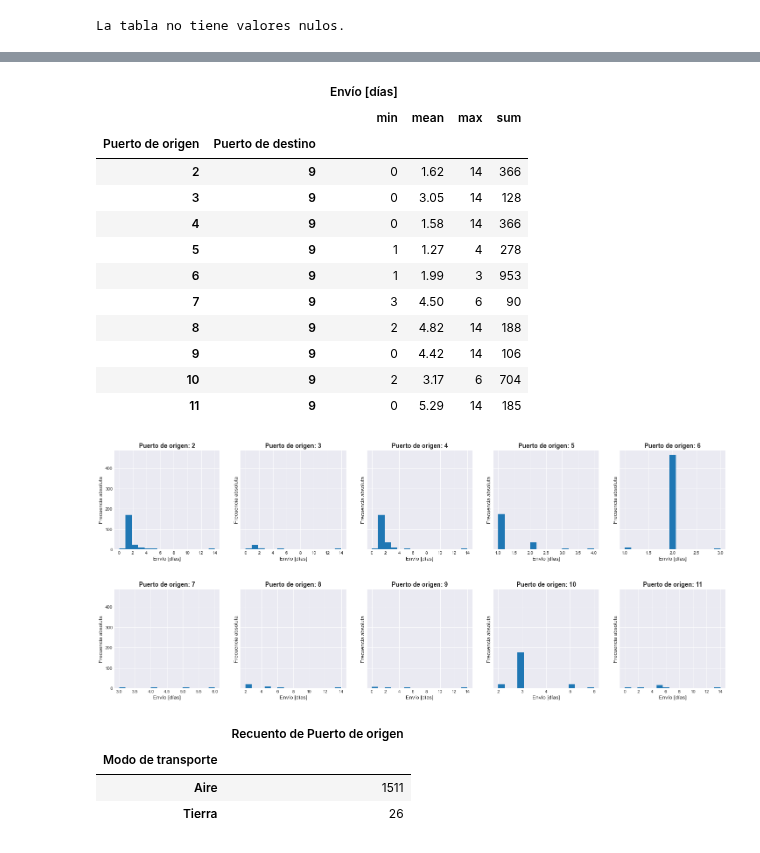
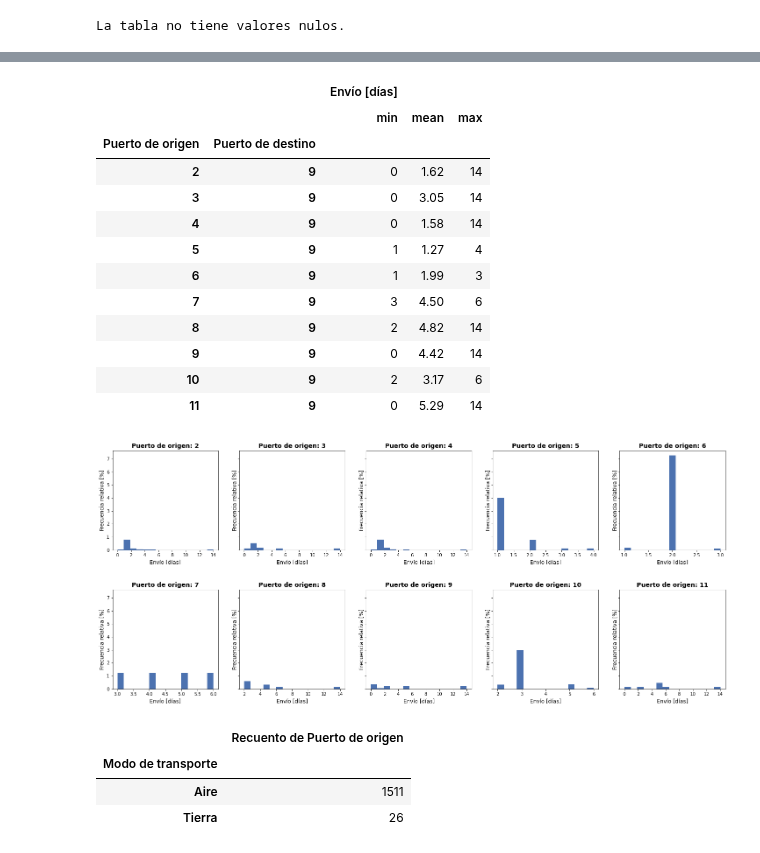
Before and after one commit to hernanrodri/Supply-Chain-Analytics, a Jupyter notebook: Analytics/Freights.ipynb, the cells around one changed output, grey strips where cells are left out. Saved outputs shown, nothing was run; the diff lists cells and outputs as text; code cells hidden in the pictures.

```diff
--- a/Analytics/Freights.ipynb
+++ b/Analytics/Freights.ipynb
@@ -3,7 +3,7 @@ import numpy as np
 import pandas as pd
 import matplotlib.pyplot as plt
 
-plt.style.use("seaborn-darkgrid")
+plt.style.use("seaborn-deep")
 # %% [markdown]
 ## Tabla Fletes
 # %% [markdown]
@@ -89,8 +89,8 @@ if __name__ == "__main__":
         for j in range(5):
             x = freights.loc[freights["Puerto de origen"] == count, "Tasa de flete [USD/kg]"]
             ax[i, j].set_title("Puerto de origen: {}".format(count), fontsize =  14, fontweight = "bold")
-            ax[i, j].hist(x, bins = 50)
+            ax[i, j].hist(x, bins = 50, density = True)
             ax[i, j].set_xlabel("Tasa de flete [USD/kg]", fontsize =  12)
-            ax[i, j].set_ylabel("Frecuencia absoluta", fontsize =  12)
+            ax[i, j].set_ylabel("Frecuencia relativa [%]", fontsize =  12)
             count += 1
 # %% [output]
@@ -98,35 +98,35 @@ if __name__ == "__main__":
 # %%
-g2 = freights.groupby(by = ["Puerto de origen", "Puerto de destino"]).agg({"Envío [días]": ["min", "mean", "max", "sum"]})
+g2 = freights.groupby(by = ["Puerto de origen", "Puerto de destino"]).agg({"Envío [días]": ["min", "mean", "max"]})
 g2.round(2)
 # %% [output]
-|  |  | Envío [días] |  |  |  |
-|  |  | min | mean | max | sum |
-| Puerto de origen | Puerto de destino |  |  |  |  |
-| 2 | 9 | 0 | 1.62 | 14 | 366 |
-| 3 | 9 | 0 | 3.05 | 14 | 128 |
-| 4 | 9 | 0 | 1.58 | 14 | 366 |
-| 5 | 9 | 1 | 1.27 | 4 | 278 |
-| 6 | 9 | 1 | 1.99 | 3 | 953 |
-| 7 | 9 | 3 | 4.50 | 6 | 90 |
-| 8 | 9 | 2 | 4.82 | 14 | 188 |
-| 9 | 9 | 0 | 4.42 | 14 | 106 |
-| 10 | 9 | 2 | 3.17 | 6 | 704 |
-| 11 | 9 | 0 | 5.29 | 14 | 185 |
+|  |  | Envío [días] |  |  |
+|  |  | min | mean | max |
+| Puerto de origen | Puerto de destino |  |  |  |
+| 2 | 9 | 0 | 1.62 | 14 |
+| 3 | 9 | 0 | 3.05 | 14 |
+| 4 | 9 | 0 | 1.58 | 14 |
+| 5 | 9 | 1 | 1.27 | 4 |
+| 6 | 9 | 1 | 1.99 | 3 |
+| 7 | 9 | 3 | 4.50 | 6 |
+| 8 | 9 | 2 | 4.82 | 14 |
+| 9 | 9 | 0 | 4.42 | 14 |
+| 10 | 9 | 2 | 3.17 | 6 |
+| 11 | 9 | 0 | 5.29 | 14 |
 # %%
 if __name__ == "__main__":
     fig, ax = plt.subplots(nrows = 2, ncols = 5, figsize = (25, 10), sharey = True)
     plt.subplots_adjust(hspace = 0.4)
     count = 2
     for i in range(2):
         for j in range(5):
             x = freights.loc[freights["Puerto de origen"] == count, "Envío [días]"]
             ax[i, j].set_title("Puerto de origen: {}".format(count), fontsize =  14, fontweight = "bold")
-            ax[i, j].hist(x, bins = 15)
+            ax[i, j].hist(x, bins = 15, density = True)
             ax[i, j].set_xlabel("Envío [días]", fontsize =  12)
-            ax[i, j].set_ylabel("Frecuencia absoluta", fontsize =  12)
+            ax[i, j].set_ylabel("Frecuencia relativa [%]", fontsize =  12)
             count += 1
 # %% [output]
-[figure, old version]
+[figure, new version]
 # %%
 g3 = freights.groupby(by = "Modo de transporte").agg({"Puerto de origen": "size"}).rename(columns = {"Puerto de origen": "Recuento de Puerto de origen"})
 g3
```
Also changed, not shown: parts of 3 cells of this notebook.
